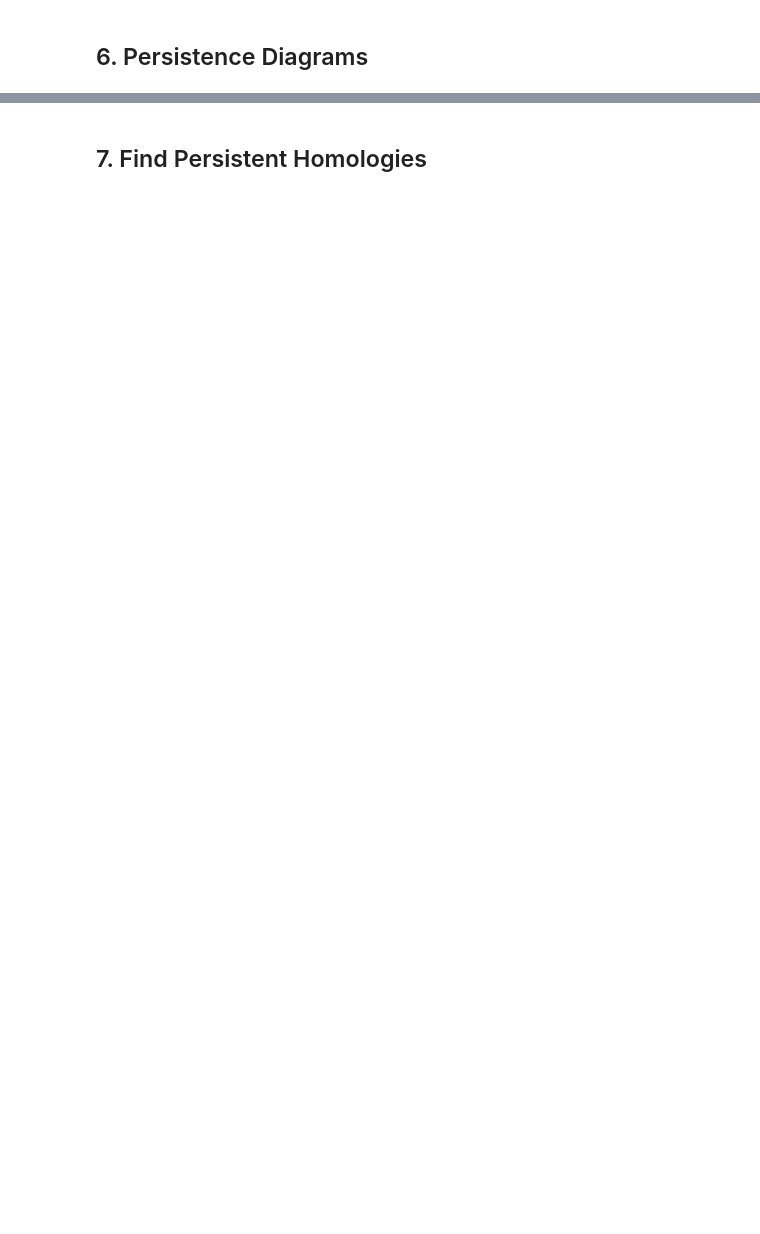
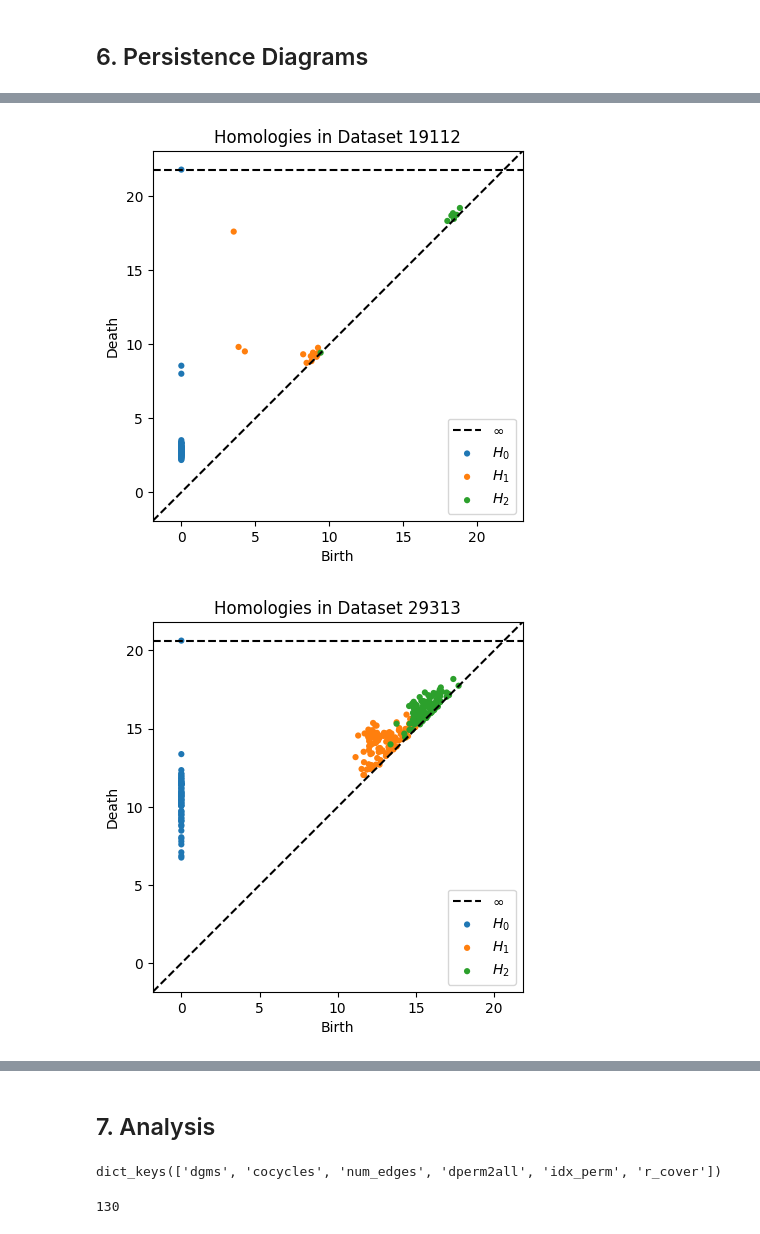
Before and after one commit to BVanDeWater/625.687, a Jupyter notebook: Notebooks/Homework12.ipynb, the cells around one changed output, grey strips where cells are left out. Saved outputs shown, nothing was run; the diff lists cells and outputs as text; code cells hidden in the pictures; blank space fills up the shorter version.

```diff
--- a/Notebooks/Homework12.ipynb
+++ b/Notebooks/Homework12.ipynb
@@ -510,0 +485,15 @@ persistence_diagram(datasets, '19112')
+# %%
+from ripser import ripser
+from persim import plot_diagrams
+import numpy as np
+
+dataset_ids = sorted(datasets.keys())
+dmatrices = [datasets[x]['dmatrix'] for x in dataset_ids]
+
+for i in range(len(dmatrices)):
+    matrix = np.asarray(dmatrices[i])
+    res = ripser(matrix, distance_matrix=True, maxdim=2)
+    plot_diagrams(res['dgms'], show=True, title="Homologies in Dataset {}".format(dataset_ids[i]))
+# %% [output]
+[figure, added]
+[figure, added]
@@ -511,2 +510,10 @@ persistence_diagram(datasets, '19112')
 # %% [markdown]
-## 7. Find Persistent Homologies
+## 7. Analysis
+# %%
+res.keys()
+# %% [output]
+dict_keys(['dgms', 'cocycles', 'num_edges', 'dperm2all', 'idx_perm', 'r_cover'])
+# %%
+len(res['dgms'][2])
+# %% [output]
+130
```
Also changed, not shown: parts of 19 cells of this notebook, 4 other files.
